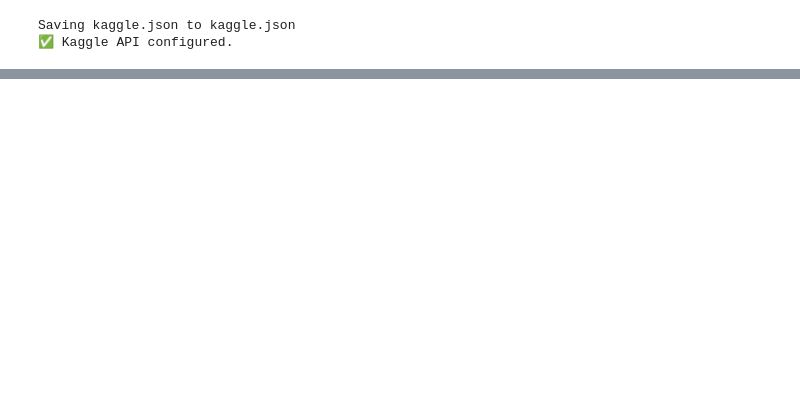
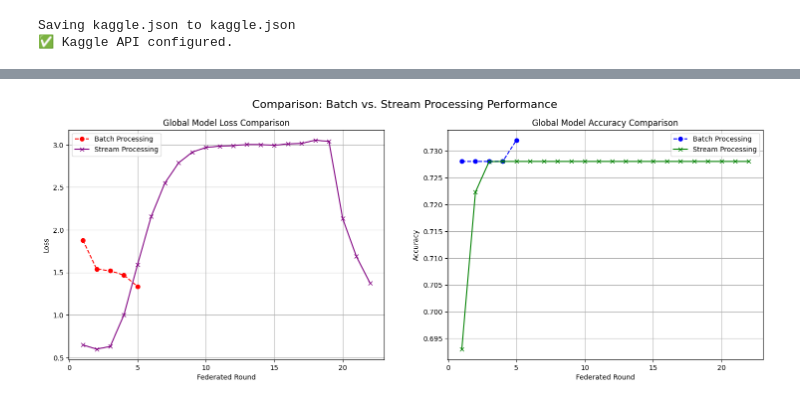
Before and after one commit to suu00k1459/OST, a Jupyter notebook: FLEAD_offline_simulation.ipynb, the cells around one changed output, grey strips where cells are left out. Drawn from its saved outputs; the diff is of its cells as text; code cells hidden in the pictures; blank space fills up the shorter version.

```diff
--- a/FLEAD_offline_simulation.ipynb
+++ b/FLEAD_offline_simulation.ipynb
@@ -564,0 +688,27 @@ print("\n✅ Federated training complete.")
+# %%
+# === 15. Visualize and Compare: Batch vs. Stream ===
+
+fig, (ax1, ax2) = plt.subplots(1, 2, figsize=(18, 6))
+fig.suptitle('Comparison: Batch vs. Stream Processing Performance', fontsize=16)
+
+# Plotting Loss
+ax1.plot(range(1, len(history['loss']) + 1), history['loss'], marker='o', color='r', linestyle='--', label='Batch Processing')
+ax1.plot(range(1, len(history_stream['loss']) + 1), history_stream['loss'], marker='x', color='purple', linestyle='-', label='Stream Processing')
+ax1.set_title('Global Model Loss Comparison')
+ax1.set_xlabel('Federated Round')
+ax1.set_ylabel('Loss')
+ax1.grid(True)
+ax1.legend()
+
+# Plotting Accuracy
+ax2.plot(range(1, len(history['accuracy']) + 1), history['accuracy'], marker='o', color='b', linestyle='--', label='Batch Processing')
+ax2.plot(range(1, len(history_stream['accuracy']) + 1), history_stream['accuracy'], marker='x', color='green', linestyle='-', label='Stream Processing')
+ax2.set_title('Global Model Accuracy Comparison')
+ax2.set_xlabel('Federated Round')
+ax2.set_ylabel('Accuracy')
+ax2.grid(True)
+ax2.legend()
+
+plt.show()
+# %% [output]
+[figure, added]
```
Also changed, not shown: parts of 18 cells of this notebook.
